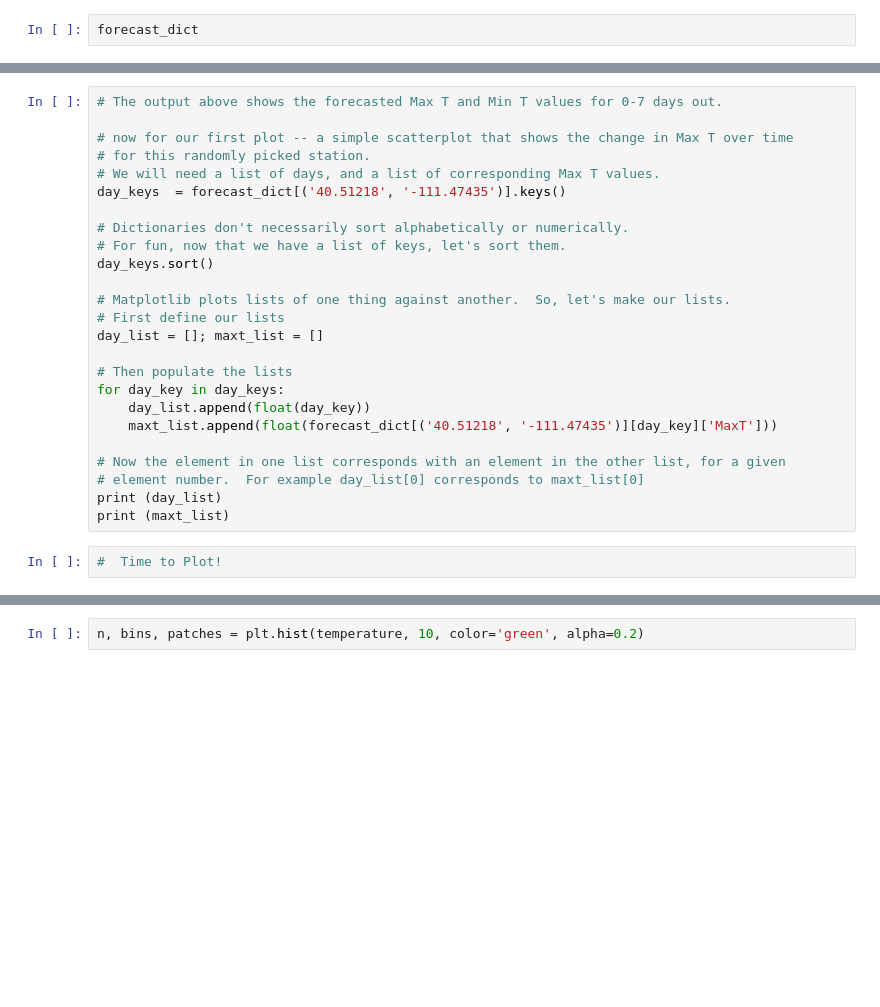
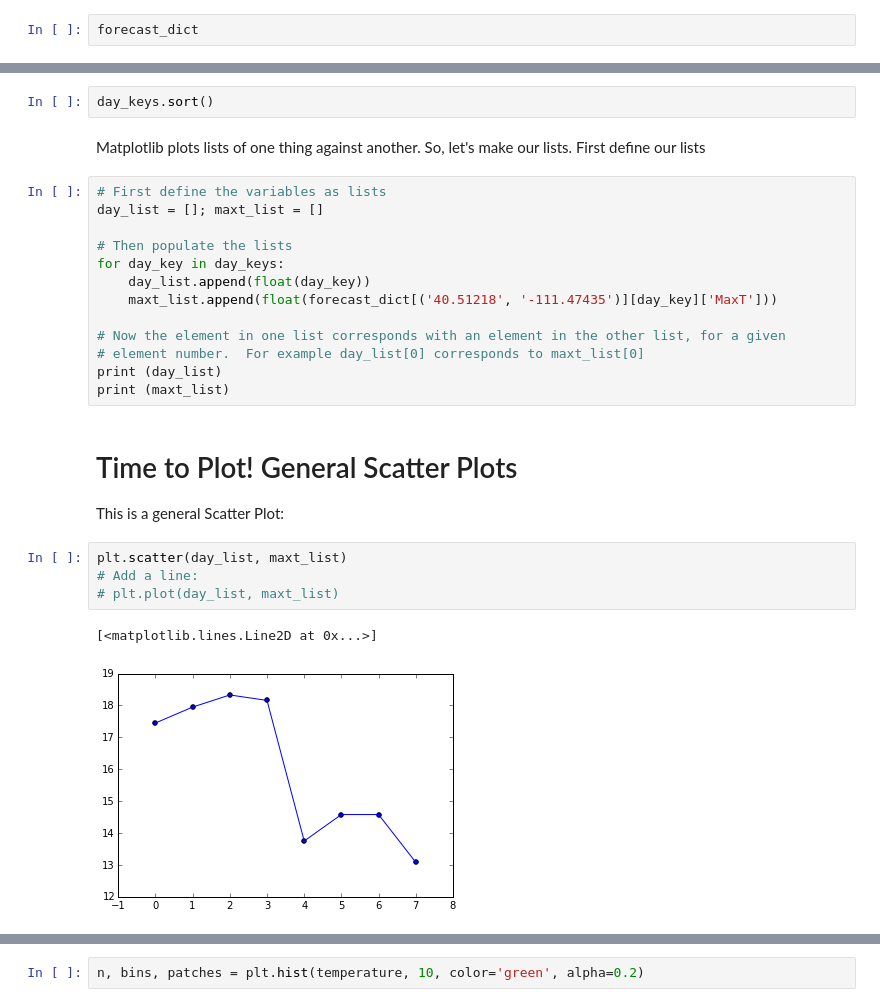
Before and after one commit to ginaschmalzle/pyladies_matplotlib_ipython_notebooks, a Jupyter notebook: pyladies.ipynb, the cells around one changed output, grey strips where cells are left out. Saved outputs shown, nothing was run; the diff lists cells and outputs as text; blank space fills up the shorter version.

```diff
--- a/pyladies.ipynb
+++ b/pyladies.ipynb
@@ -41,17 +60,10 @@ forecast_dict[('40.51218', '-111.47435')]
+# %%
+day_keys.sort()
+# %% [markdown]
+Matplotlib plots lists of one thing against another.  So, let's make our lists.
+First define our lists
 # %%
-# The output above shows the forecasted Max T and Min T values for 0-7 days out.
-
-# now for our first plot -- a simple scatterplot that shows the change in Max T over time
-# for this randomly picked station.
-# We will need a list of days, and a list of corresponding Max T values.
-day_keys  = forecast_dict[('40.51218', '-111.47435')].keys()
-
-# Dictionaries don't necessarily sort alphabetically or numerically.
-# For fun, now that we have a list of keys, let's sort them.
-day_keys.sort()
-
-# Matplotlib plots lists of one thing against another.  So, let's make our lists.
-# First define our lists
+# First define the variables as lists
 day_list = []; maxt_list = []
 
 # Then populate the lists
@@ -63,5 +75,13 @@ for day_key in day_keys:
 # element number.  For example day_list[0] corresponds to maxt_list[0]
 print (day_list)
 print (maxt_list)
-# %%
-#  Time to Plot!
+# %% [markdown]
+# Time to Plot!  General Scatter Plots
+This is a general Scatter Plot:
+# %%
+plt.scatter(day_list, maxt_list)
+# Add a line:
+# plt.plot(day_list, maxt_list)
+# %% [output]
+[<matplotlib.lines.Line2D at 0x...>]
+[figure, added]
```
Also changed, not shown: parts of 45 cells of this notebook, 1 other file.
